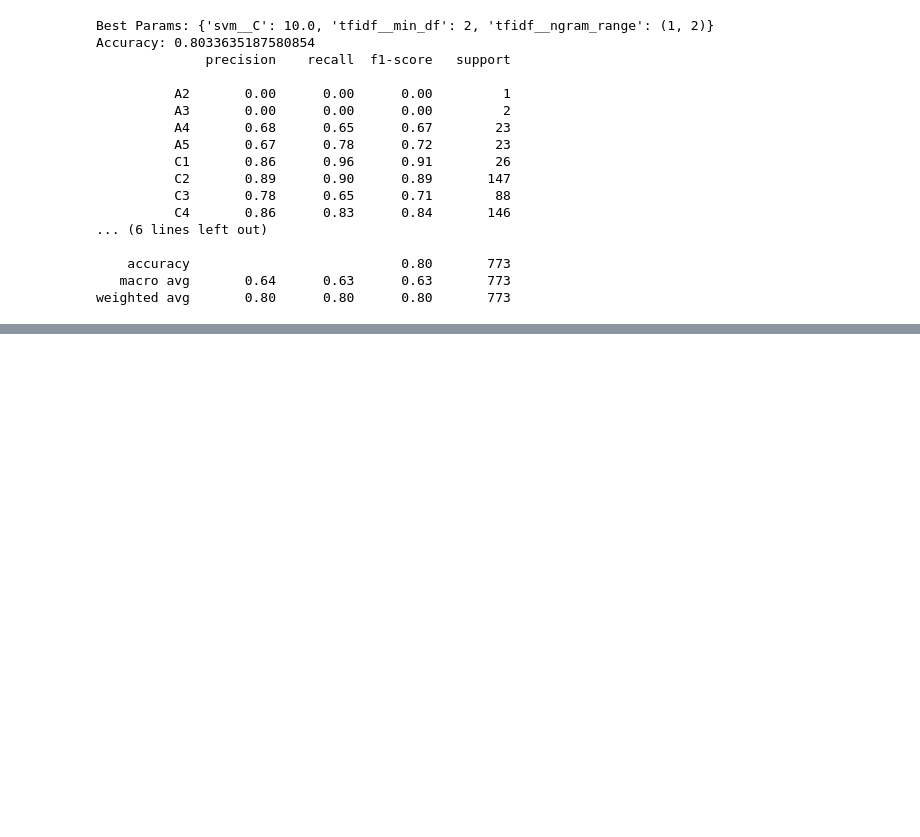
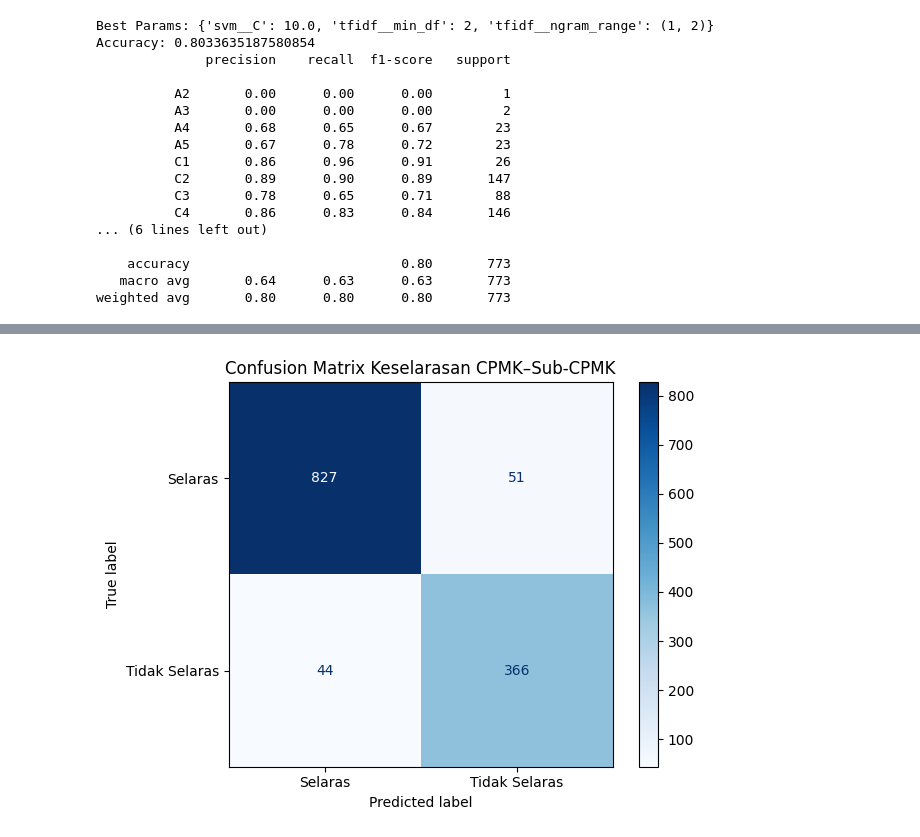
Before and after one commit to FadQode/skripsi-modelling, a Jupyter notebook: modelling-ML.ipynb, the cells around one changed output, grey strips where cells are left out. Cells and saved outputs as stored; diff of their text form; code cells hidden in the pictures; blank space fills up the shorter version.

```diff
--- a/modelling-ML.ipynb
+++ b/modelling-ML.ipynb
@@ -114,0 +158,18 @@ weighted avg       0.80      0.80      0.80       773
+# %%
+def check_alignment(row):
+    dom_c, lvl_c = parse_level(row["pred_level_cpmk"])
+    dom_s, lvl_s = parse_level(row["pred_level_subcpmk"])
+
+    if dom_c is None or dom_s is None:
+        return "Tidak Selaras"
+
+    if dom_c != dom_s:
+        return "Tidak Selaras"
+
+    if lvl_s <= lvl_c:
+        return "Selaras"
+
+    return "Tidak Selaras"
+
+
+df["pred_keselarasan"] = df.apply(check_alignment, axis=1)
@@ -114,0 +209,29 @@ weighted avg       0.80      0.80      0.80       773
+# %%
+y_true = df["keselarasan"].map({
+    True: "Selaras",
+    False: "Tidak Selaras"
+})
+
+y_pred = df["pred_keselarasan"]
+
+
+
+labels = ["Selaras", "Tidak Selaras"]
+
+cm = confusion_matrix(
+    y_true,
+    y_pred,
+    labels=labels
+)
+
+disp = ConfusionMatrixDisplay(
+    confusion_matrix=cm,
+    display_labels=labels
+)
+
+disp.plot(cmap="Blues", values_format="d")
+plt.title("Confusion Matrix Keselarasan CPMK–Sub-CPMK")
+plt.tight_layout()
+plt.show()
+# %% [output]
+[figure, added]
```
Also changed, not shown: parts of 11 cells of this notebook.
